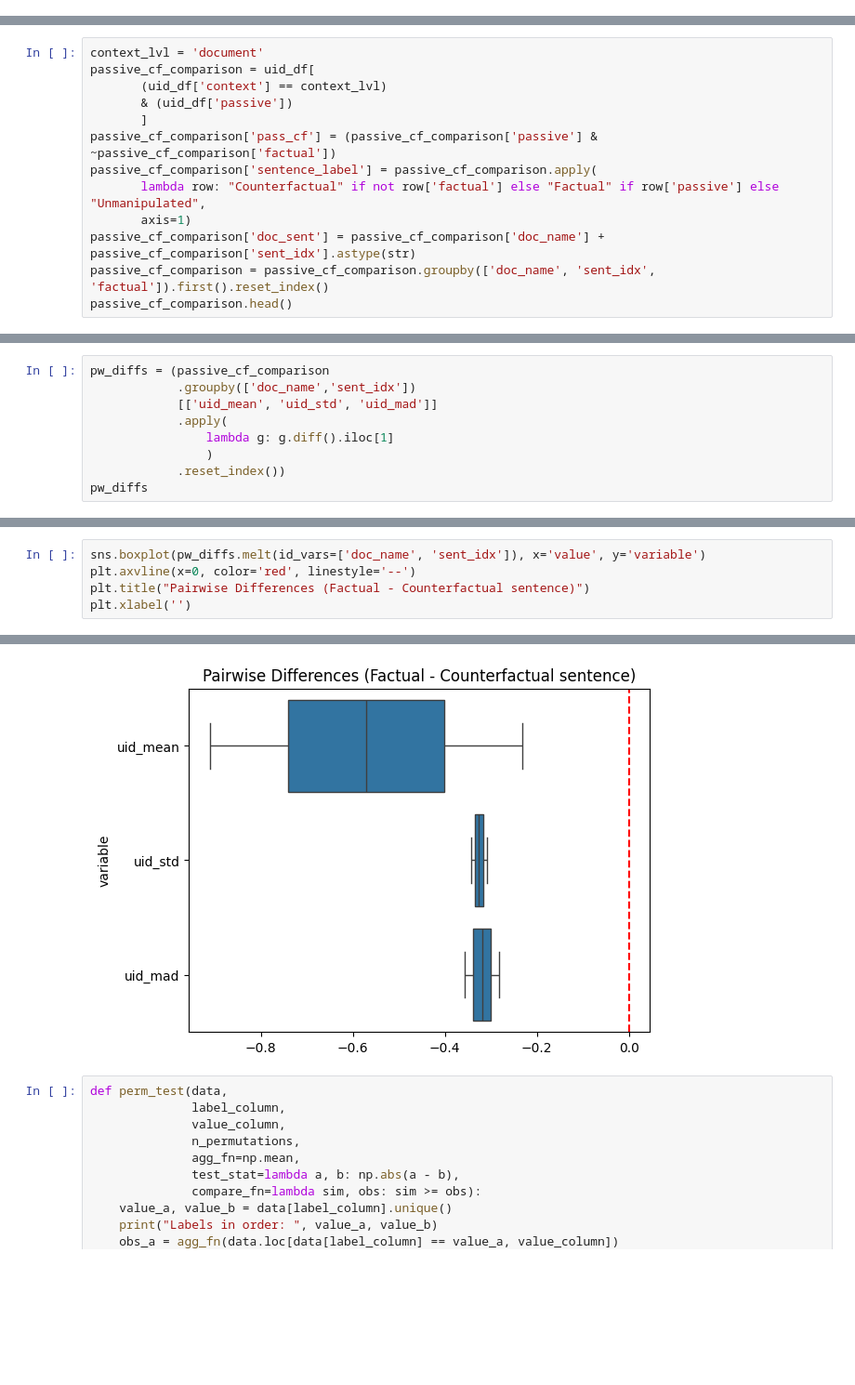
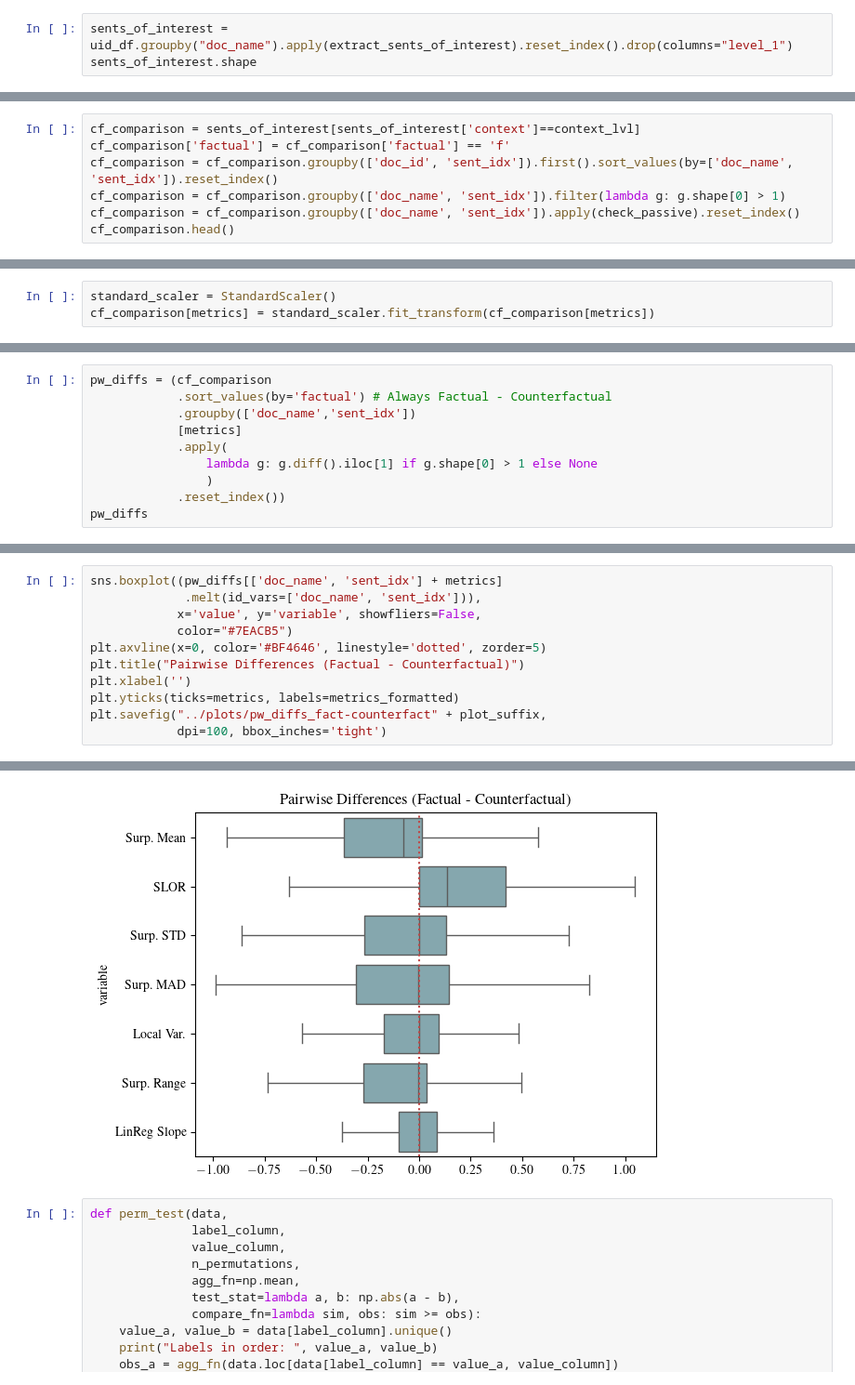
Before and after one commit to NolanChai/active-passive-alternations, a Jupyter notebook: notebooks/UID_analysis.ipynb, the cells around one changed output, grey strips where cells are left out. Shown at 93% size. Cells and saved outputs as stored; diff of their text form; blank space fills up the shorter version.

```diff
--- a/notebooks/UID_analysis.ipynb
+++ b/notebooks/UID_analysis.ipynb
@@ -43,0 +112,3 @@ uid_df.head()
+# %%
+sents_of_interest = uid_df.groupby("doc_name").apply(extract_sents_of_interest).reset_index().drop(columns="level_1")
+sents_of_interest.shape
@@ -44,14 +117,8 @@ uid_df.head()
 # %%
-context_lvl = 'document'
-passive_cf_comparison = uid_df[
-       (uid_df['context'] == context_lvl)
-       & (uid_df['passive'])
-       ]
-passive_cf_comparison['pass_cf'] = (passive_cf_comparison['passive'] & ~passive_cf_comparison['factual'])
-passive_cf_comparison['sentence_label'] = passive_cf_comparison.apply(
-       lambda row: "Counterfactual" if not row['factual'] else "Factual" if row['passive'] else "Unmanipulated",
-       axis=1)
-passive_cf_comparison['doc_sent'] = passive_cf_comparison['doc_name'] + passive_cf_comparison['sent_idx'].astype(str)
-passive_cf_comparison = passive_cf_comparison.groupby(['doc_name', 'sent_idx', 'factual']).first().reset_index()
-passive_cf_comparison.head()
+cf_comparison = sents_of_interest[sents_of_interest['context']==context_lvl]
+cf_comparison['factual'] = cf_comparison['factual'] == 'f'
+cf_comparison = cf_comparison.groupby(['doc_id', 'sent_idx']).first().sort_values(by=['doc_name', 'sent_idx']).reset_index()
+cf_comparison = cf_comparison.groupby(['doc_name', 'sent_idx']).filter(lambda g: g.shape[0] > 1)
+cf_comparison = cf_comparison.groupby(['doc_name', 'sent_idx']).apply(check_passive).reset_index()
+cf_comparison.head()
 # %% [output]
@@ -66,0 +131,3 @@ np.float64(0.5)
+# %%
+standard_scaler = StandardScaler()
+cf_comparison[metrics] = standard_scaler.fit_transform(cf_comparison[metrics])
@@ -86,9 +154,10 @@ array([3, 1, 4])
 # %%
-pw_diffs = (passive_cf_comparison
+pw_diffs = (cf_comparison
+            .sort_values(by='factual') # Always Factual - Counterfactual
             .groupby(['doc_name','sent_idx'])
-            [['uid_mean', 'uid_std', 'uid_mad']]
+            [metrics]
             .apply(
-                lambda g: g.diff().iloc[1]
+                lambda g: g.diff().iloc[1] if g.shape[0] > 1 else None
                 )
             .reset_index())
 pw_diffs
@@ -99,6 +182,12 @@ pw_diffs
 # %%
-sns.boxplot(pw_diffs.melt(id_vars=['doc_name', 'sent_idx']), x='value', y='variable')
-plt.axvline(x=0, color='red', linestyle='--')
-plt.title("Pairwise Differences (Factual - Counterfactual sentence)")
+sns.boxplot((pw_diffs[['doc_name', 'sent_idx'] + metrics]
+             .melt(id_vars=['doc_name', 'sent_idx'])),
+            x='value', y='variable', showfliers=False,
+            color="#7EACB5")
+plt.axvline(x=0, color='#BF4646', linestyle='dotted', zorder=5)
+plt.title("Pairwise Differences (Factual - Counterfactual)")
 plt.xlabel('')
+plt.yticks(ticks=metrics, labels=metrics_formatted)
+plt.savefig("../plots/pw_diffs_fact-counterfact" + plot_suffix,
+            dpi=100, bbox_inches='tight')
 # %% [output]
@@ -106,4 +194,4 @@ Text(0.5, 0, '')
-[figure, old version]
+[figure, new version]
 # %%
 def perm_test(data,
               label_column,
```
Also changed, not shown: parts of 30 cells of this notebook.
